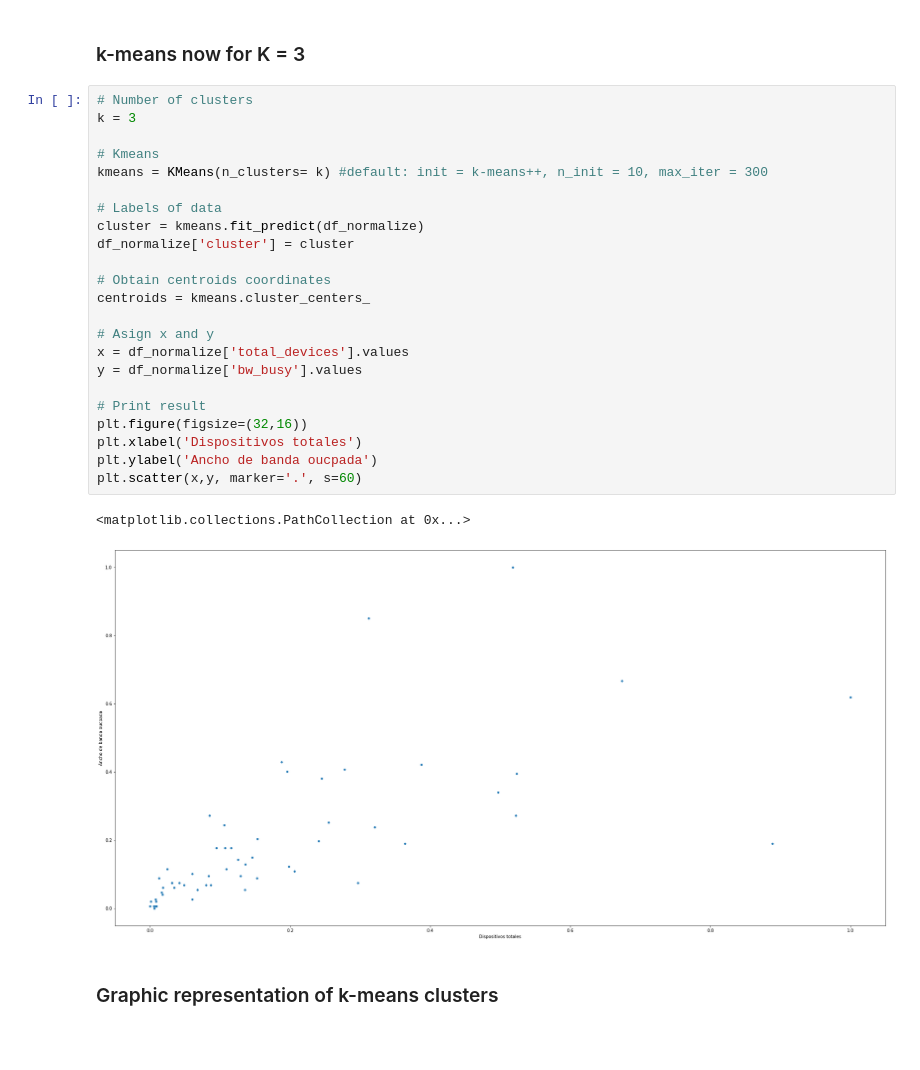
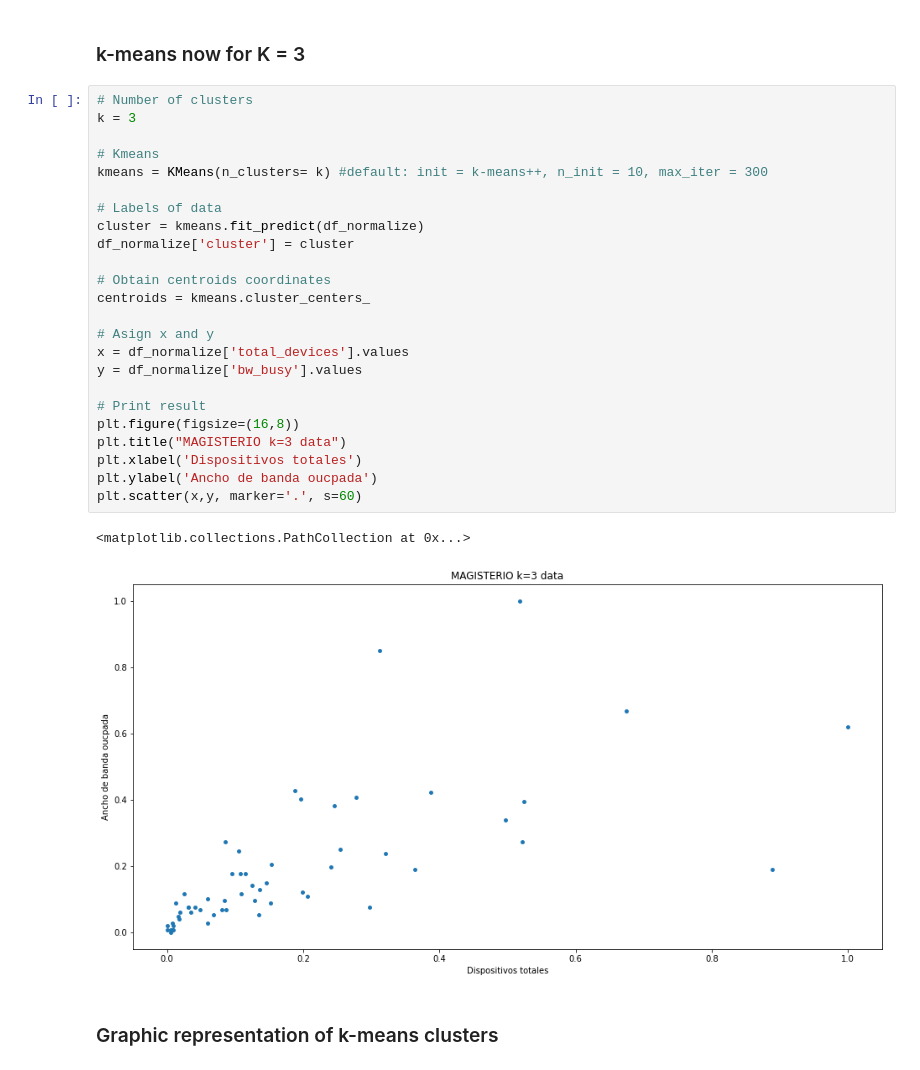
Before and after one commit to alvaroanua/TFG, a Jupyter notebook: Kmean/KMEAN_ehu_Bilbao_Magisterio.ipynb, the cells around one changed output. Saved outputs shown, nothing was run; the diff lists cells and outputs as text; blank space fills up the shorter version.

```diff
--- a/Kmean/KMEAN_ehu_Bilbao_Magisterio.ipynb
+++ b/Kmean/KMEAN_ehu_Bilbao_Magisterio.ipynb
@@ -224,29 +225,30 @@ cantidadGrupo_kdos
 # %%
 # Number of clusters
 k = 3
 
 # Kmeans
 kmeans = KMeans(n_clusters= k) #default: init = k-means++, n_init = 10, max_iter = 300
 
 # Labels of data
 cluster = kmeans.fit_predict(df_normalize)
 df_normalize['cluster'] = cluster
 
 # Obtain centroids coordinates
 centroids = kmeans.cluster_centers_
 
 # Asign x and y
 x = df_normalize['total_devices'].values
 y = df_normalize['bw_busy'].values
 
 # Print result
-plt.figure(figsize=(32,16))
+plt.figure(figsize=(16,8))
+plt.title("MAGISTERIO k=3 data")
 plt.xlabel('Dispositivos totales')
 plt.ylabel('Ancho de banda oucpada')
 plt.scatter(x,y, marker='.', s=60)
 # %% [output]
 <matplotlib.collections.PathCollection at 0x...>
-[figure, old version]
+[figure, new version]
 # %% [markdown]
 ### Graphic representation of k-means clusters
 # %%
```
Also changed, not shown: parts of 9 cells of this notebook.
